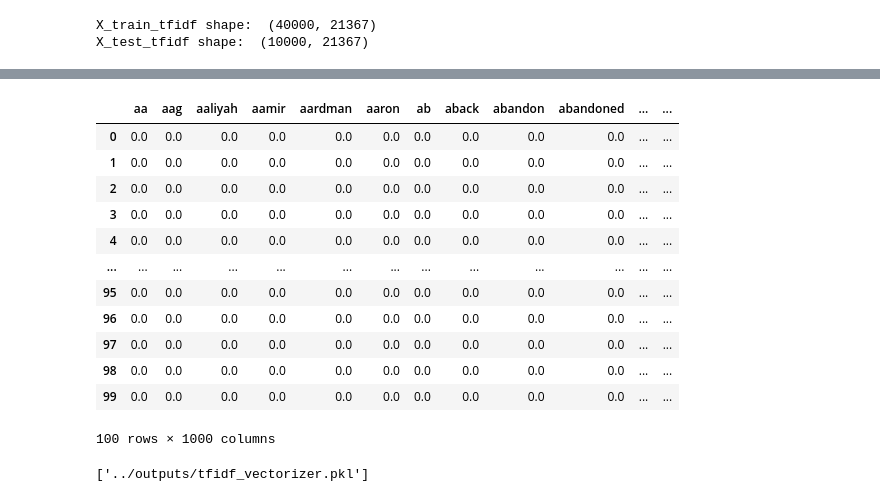
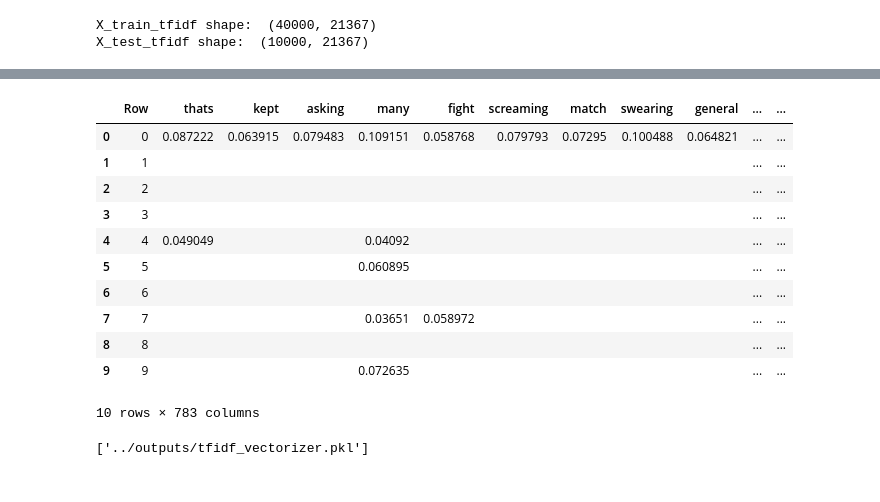
Before and after one commit to RawanHossam17/Smart-Review-Analyzer, a Jupyter notebook: notebooks/tfidf_baseline.ipynb, the cells around one changed output, grey strips where cells are left out. Cells and saved outputs as stored; diff of their text form; code cells hidden in the pictures.

```diff
--- a/notebooks/tfidf_baseline.ipynb
+++ b/notebooks/tfidf_baseline.ipynb
@@ -41,0 +72,12 @@ X_test_tfidf shape:  (10000, 21367)
+# %%
+row = X_train_tfidf[0]
+
+indices = row.nonzero()[1]
+
+sorted_data = sorted(
+[(feature_names[i], row[0, i]) for i in indices],
+key=lambda x: x[1],
+reverse=True
+)
+
+sorted_data[:10]
@@ -42,29 +95,40 @@ X_test_tfidf shape:  (10000, 21367)
 # %%
-# sample the data
-sample = X_train_tfidf[:100].toarray()
+import pandas as pd
 
-# names feature
+sample = X_train_tfidf[:10]
 feature_names = vectorizer.get_feature_names_out()
 
-# convert ro datframe
-df_sample = pd.DataFrame(sample, columns=feature_names)
+rows_list = []
 
-# first number of rows
-df_sample.iloc[:, :1000]
+for i in range(sample.shape[0]):
+    row = sample[i]
+    indices = row.nonzero()[1]
+
+    row_data = {'Row': i}
+
+    for idx in indices:
+        row_data[feature_names[idx]] = row[0, idx]
+
+    rows_list.append(row_data)
+
+df_nonzero = pd.DataFrame(rows_list)
+
+df_nonzero.fillna('', inplace=True)
+
+df_nonzero
 # %% [output]
-|  | aa | aag | aaliyah | aamir | aardman | aaron | ab | aback | abandon | abandoned | ... | ... |
-| 0 | 0.0 | 0.0 | 0.0 | 0.0 | 0.0 | 0.0 | 0.0 | 0.0 | 0.0 | 0.0 | ... | ... |
-| 1 | 0.0 | 0.0 | 0.0 | 0.0 | 0.0 | 0.0 | 0.0 | 0.0 | 0.0 | 0.0 | ... | ... |
-| 2 | 0.0 | 0.0 | 0.0 | 0.0 | 0.0 | 0.0 | 0.0 | 0.0 | 0.0 | 0.0 | ... | ... |
-| 3 | 0.0 | 0.0 | 0.0 | 0.0 | 0.0 | 0.0 | 0.0 | 0.0 | 0.0 | 0.0 | ... | ... |
-| 4 | 0.0 | 0.0 | 0.0 | 0.0 | 0.0 | 0.0 | 0.0 | 0.0 | 0.0 | 0.0 | ... | ... |
-| ... | ... | ... | ... | ... | ... | ... | ... | ... | ... | ... | ... | ... |
-| 95 | 0.0 | 0.0 | 0.0 | 0.0 | 0.0 | 0.0 | 0.0 | 0.0 | 0.0 | 0.0 | ... | ... |
-| 96 | 0.0 | 0.0 | 0.0 | 0.0 | 0.0 | 0.0 | 0.0 | 0.0 | 0.0 | 0.0 | ... | ... |
-| 97 | 0.0 | 0.0 | 0.0 | 0.0 | 0.0 | 0.0 | 0.0 | 0.0 | 0.0 | 0.0 | ... | ... |
-| 98 | 0.0 | 0.0 | 0.0 | 0.0 | 0.0 | 0.0 | 0.0 | 0.0 | 0.0 | 0.0 | ... | ... |
-| 99 | 0.0 | 0.0 | 0.0 | 0.0 | 0.0 | 0.0 | 0.0 | 0.0 | 0.0 | 0.0 | ... | ... |
+|  | Row | thats | kept | asking | many | fight | screaming | match | swearing | general | ... | ... |
+| 0 | 0 | 0.087222 | 0.063915 | 0.079483 | 0.109151 | 0.058768 | 0.079793 | 0.07295 | 0.100488 | 0.064821 | ... | ... |
+| 1 | 1 |  |  |  |  |  |  |  |  |  | ... | ... |
+| 2 | 2 |  |  |  |  |  |  |  |  |  | ... | ... |
+| 3 | 3 |  |  |  |  |  |  |  |  |  | ... | ... |
+| 4 | 4 | 0.049049 |  |  | 0.04092 |  |  |  |  |  | ... | ... |
+| 5 | 5 |  |  |  | 0.060895 |  |  |  |  |  | ... | ... |
+| 6 | 6 |  |  |  |  |  |  |  |  |  | ... | ... |
+| 7 | 7 |  |  |  | 0.03651 | 0.058972 |  |  |  |  | ... | ... |
+| 8 | 8 |  |  |  |  |  |  |  |  |  | ... | ... |
+| 9 | 9 |  |  |  | 0.072635 |  |  |  |  |  | ... | ... |
-100 rows × 1000 columns
+10 rows × 783 columns
 # %%
 from scipy.sparse import save_npz
 X_test.to_csv("../outputs/X_test_reviews.csv", index=False)
```
Also changed, not shown: parts of 2 cells of this notebook, 4 other files.
